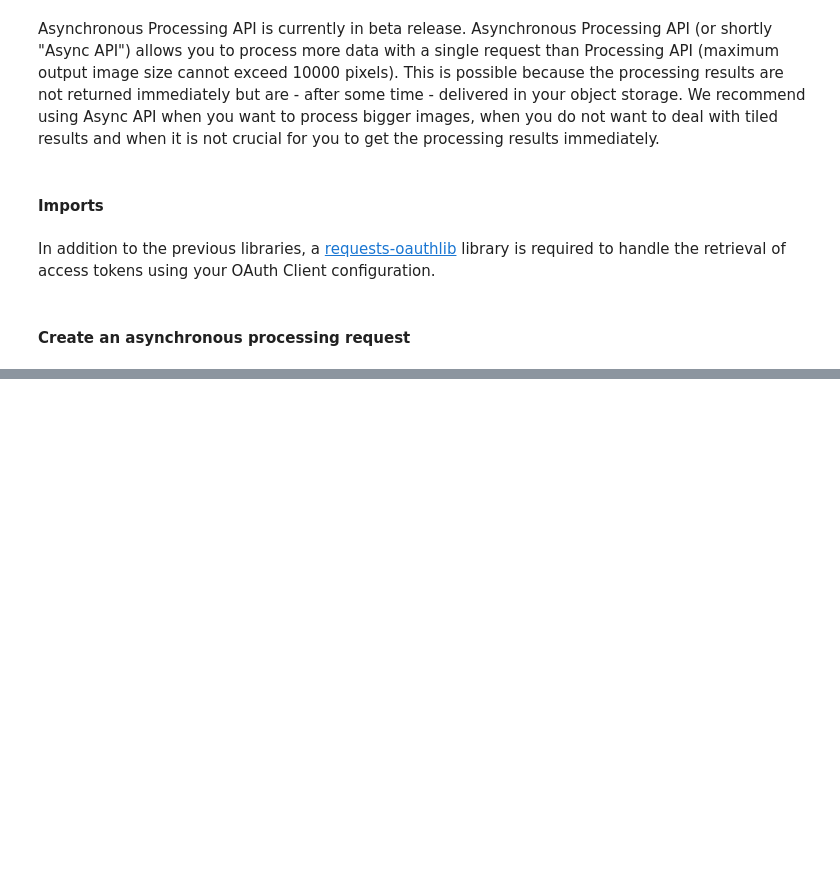
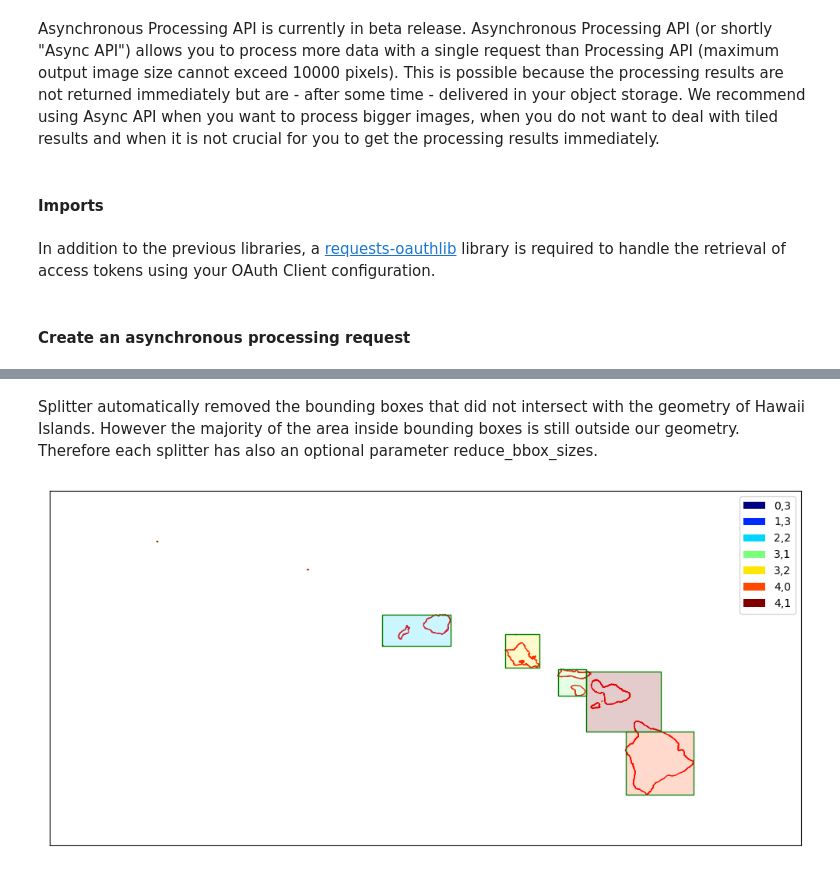
Before and after one commit to sentinel-hub/code-snippets, a Jupyter notebook: requests/request-examples-different-scales.ipynb, the cells around one changed output, grey strips where cells are left out. Saved outputs shown, nothing was run; the diff lists cells and outputs as text; code cells hidden in the pictures; blank space fills up the shorter version.

```diff
--- a/requests/request-examples-different-scales.ipynb
+++ b/requests/request-examples-different-scales.ipynb
@@ -246,0 +403,8 @@ response.json()
+# %% [markdown]
+Splitter automatically removed the bounding boxes that did not intersect with the geometry of Hawaii Islands. However the majority of the area inside bounding boxes is still outside our geometry. Therefore each splitter has also an optional parameter reduce_bbox_sizes.
+# %%
+bbox_splitter_reduced = BBoxSplitter([hawaii_area], CRS.WGS84, (5, 4), reduce_bbox_sizes=True)
+
+show_splitter(bbox_splitter_reduced, show_legend=True)
+# %% [output]
+[figure, added]
```
Also changed, not shown: parts of 36 cells of this notebook.
